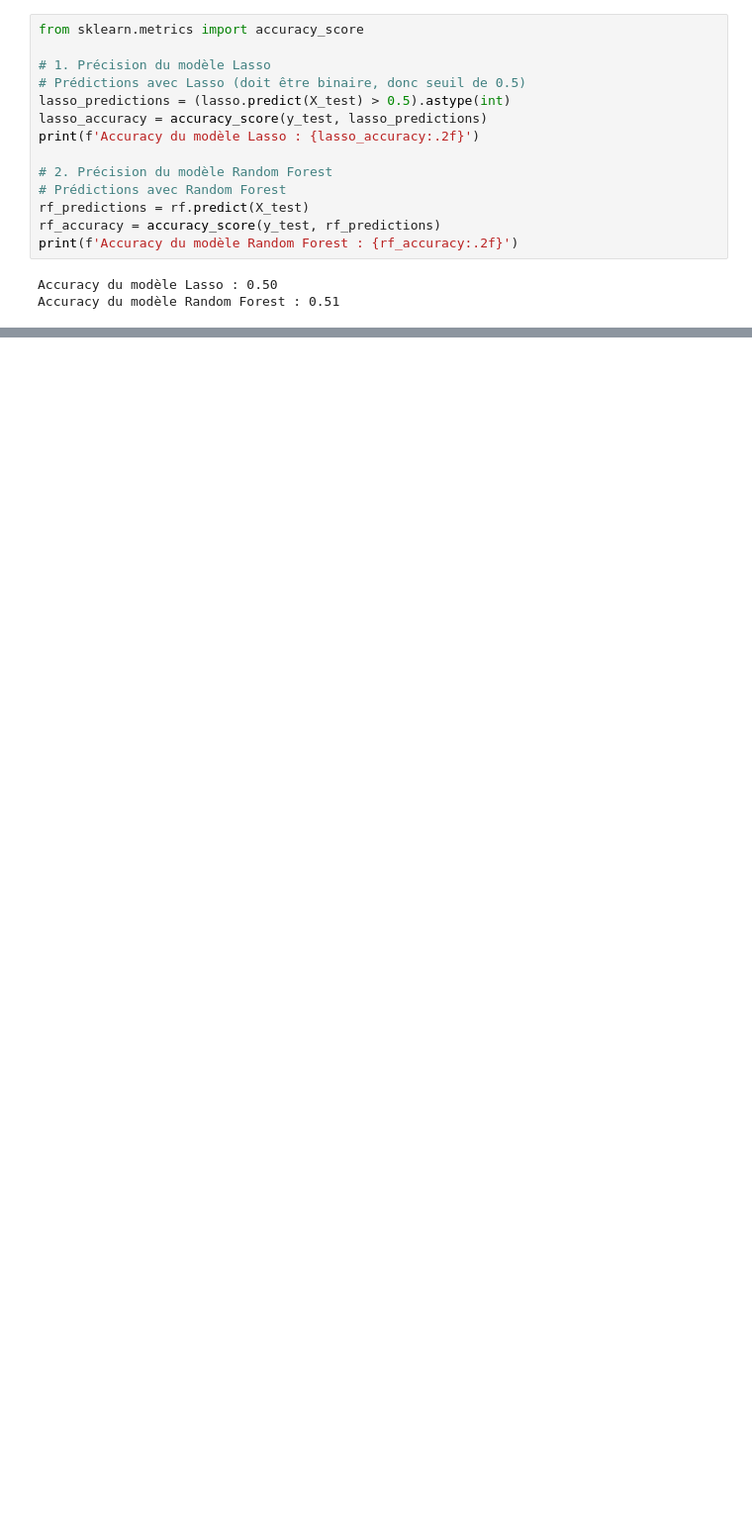
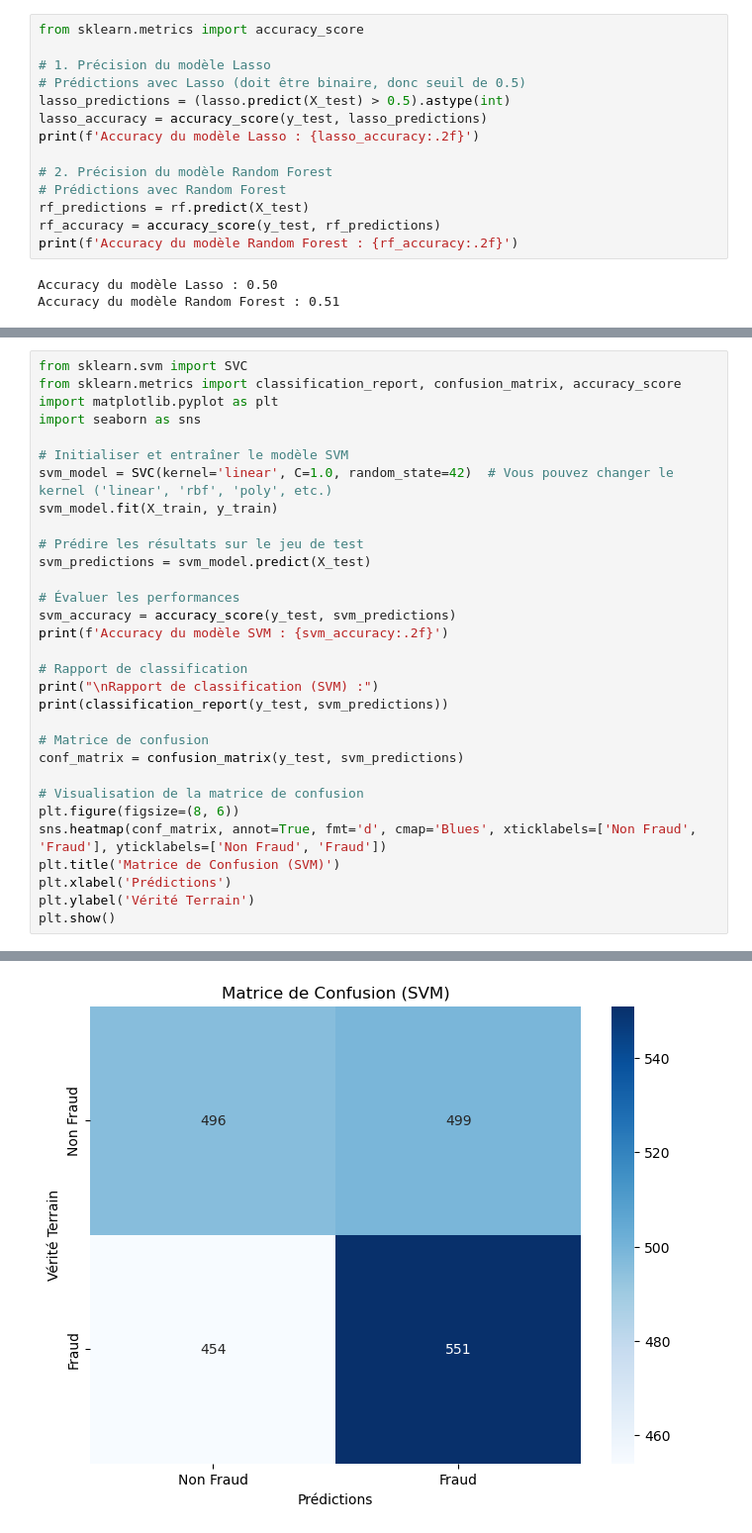
Before and after one commit to latifadidialaoui/PROJET-DATA-MINING, a Jupyter notebook: Data_Mining.ipynb, the cells around one changed output, grey strips where cells are left out. Shown at 99% size. Drawn from its saved outputs; the diff is of its cells as text; blank space fills up the shorter version.

```diff
--- a/Data_Mining.ipynb
+++ b/Data_Mining.ipynb
@@ -347,0 +414,32 @@ Accuracy du modèle Random Forest : 0.51
+# %%
+from sklearn.svm import SVC
+from sklearn.metrics import classification_report, confusion_matrix, accuracy_score
+import matplotlib.pyplot as plt
+import seaborn as sns
+
+# Initialiser et entraîner le modèle SVM
+svm_model = SVC(kernel='linear', C=1.0, random_state=42)  # Vous pouvez changer le kernel ('linear', 'rbf', 'poly', etc.)
+svm_model.fit(X_train, y_train)
+
+# Prédire les résultats sur le jeu de test
+svm_predictions = svm_model.predict(X_test)
+
+# Évaluer les performances
+svm_accuracy = accuracy_score(y_test, svm_predictions)
+print(f'Accuracy du modèle SVM : {svm_accuracy:.2f}')
+
+# Rapport de classification
+print("\nRapport de classification (SVM) :")
+print(classification_report(y_test, svm_predictions))
+
+# Matrice de confusion
+conf_matrix = confusion_matrix(y_test, svm_predictions)
+
+# Visualisation de la matrice de confusion
+plt.figure(figsize=(8, 6))
+sns.heatmap(conf_matrix, annot=True, fmt='d', cmap='Blues', xticklabels=['Non Fraud', 'Fraud'], yticklabels=['Non Fraud', 'Fraud'])
+plt.title('Matrice de Confusion (SVM)')
+plt.xlabel('Prédictions')
+plt.ylabel('Vérité Terrain')
+plt.show()
+# %% [output]
@@ -347,0 +457 @@ Accuracy du modèle Random Forest : 0.51
+[figure, added]
```
Also changed, not shown: parts of 7 cells of this notebook.
